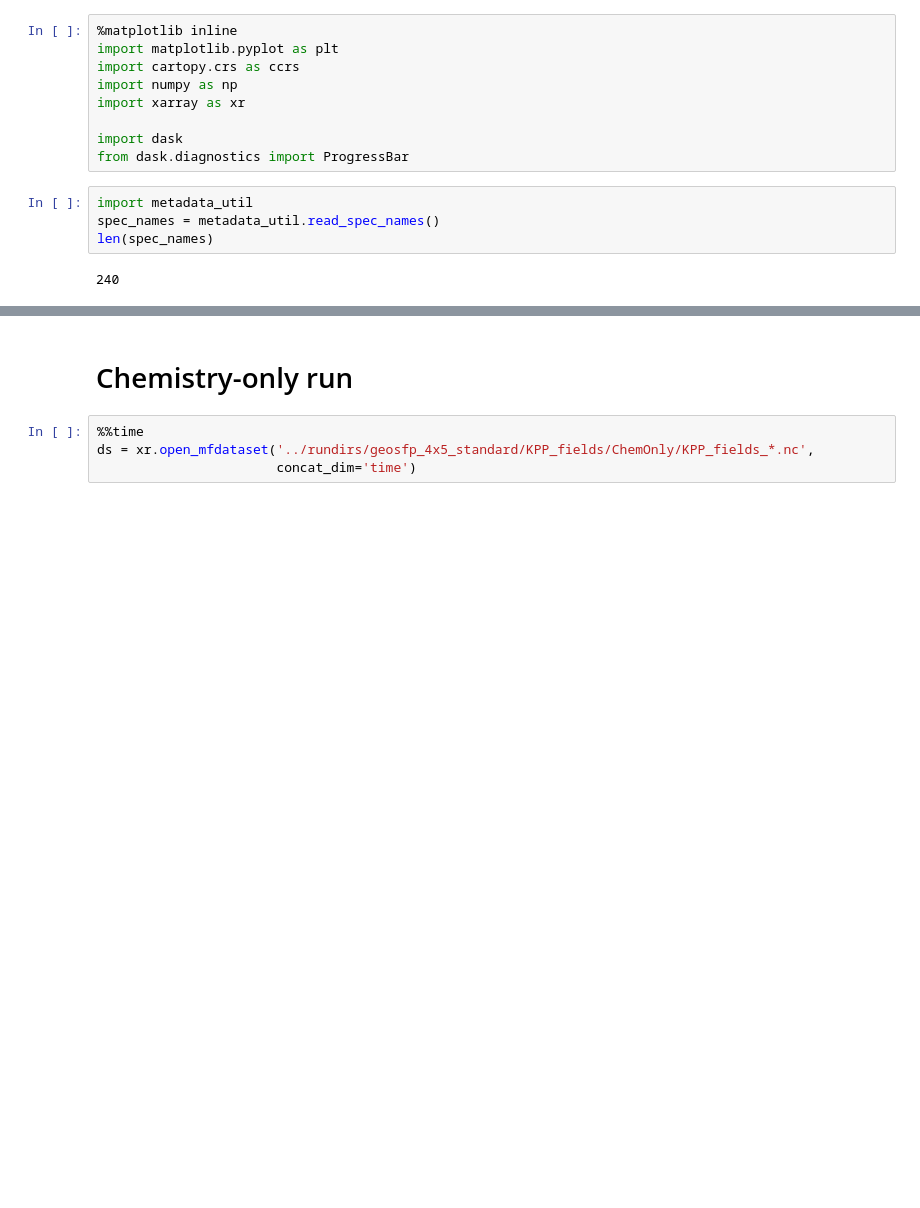
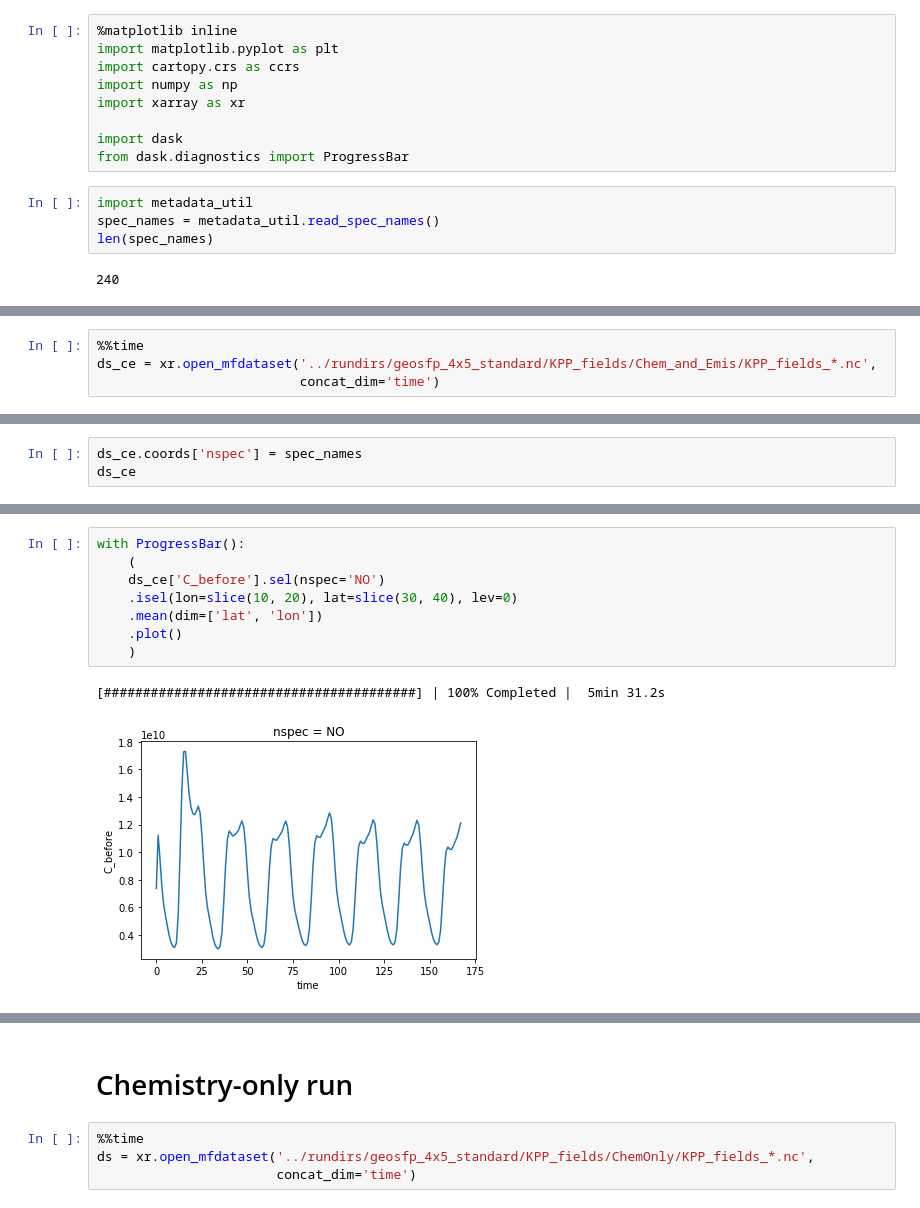
Before and after one commit to JiaweiZhuang/train_KPP, a Jupyter notebook: Chem_Only.ipynb, the cells around one changed output, grey strips where cells are left out. Drawn from its saved outputs; the diff is of its cells as text; blank space fills up the shorter version.

Commit message:
plot Chemistry+emission case

```diff
--- a/Chem_Only.ipynb
+++ b/Chem_Only.ipynb
@@ -15,0 +18,4 @@ len(spec_names)
+# %%
+%%time
+ds_ce = xr.open_mfdataset('../rundirs/geosfp_4x5_standard/KPP_fields/Chem_and_Emis/KPP_fields_*.nc',
+                          concat_dim='time')
@@ -15,0 +25,3 @@ len(spec_names)
+# %%
+ds_ce.coords['nspec'] = spec_names
+ds_ce
@@ -15,0 +40,11 @@ len(spec_names)
+# %%
+with ProgressBar():
+    (
+    ds_ce['C_before'].sel(nspec='NO')
+    .isel(lon=slice(10, 20), lat=slice(30, 40), lev=0)
+    .mean(dim=['lat', 'lon'])
+    .plot()
+    )
+# %% [output]
+[########################################] | 100% Completed |  5min 31.2s
+[figure, added]
```
Also changed, not shown: parts of 6 cells of this notebook.
